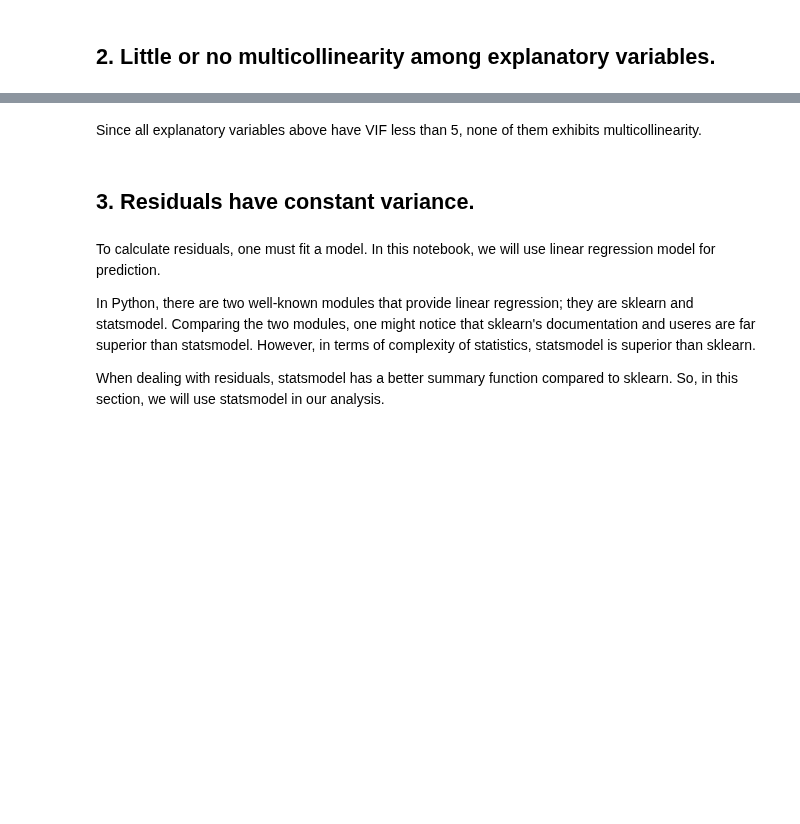
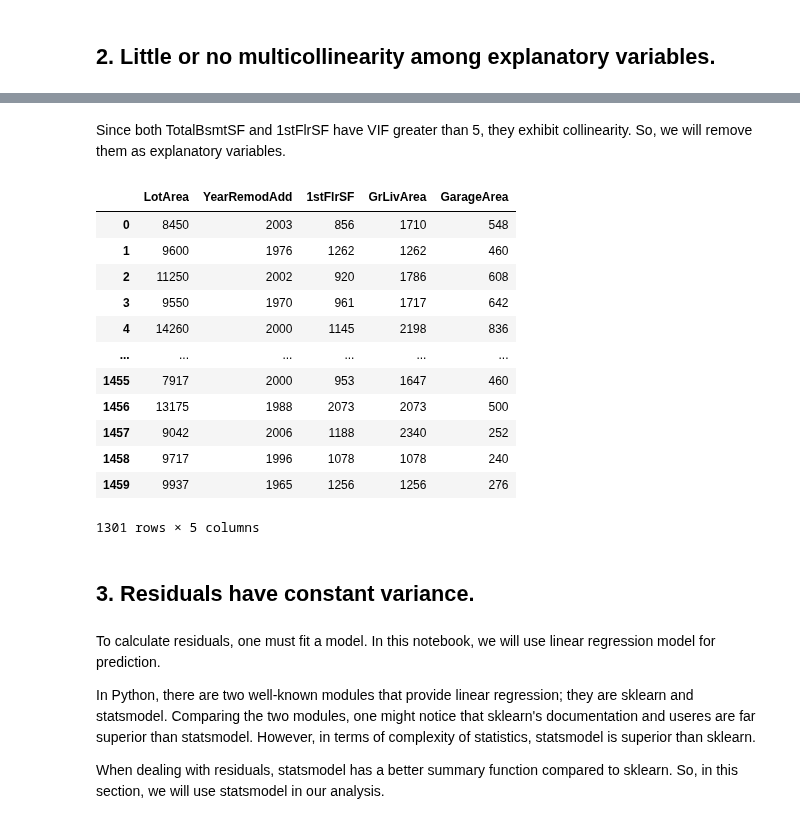
Before and after one commit to hongwai1920/Implement-Option-Pricing-Model-using-Python, a Jupyter notebook: House Prices (Kaggle)/Linear Regression.ipynb, the cells around one changed output, grey strips where cells are left out. Saved outputs shown, nothing was run; the diff lists cells and outputs as text; code cells hidden in the pictures; blank space fills up the shorter version.

```diff
--- a/House Prices (Kaggle)/Linear Regression.ipynb
+++ b/House Prices (Kaggle)/Linear Regression.ipynb
@@ -276,6 +363,24 @@ const           10769.055029
 dtype: float64
-# %% [markdown]
-Since all explanatory variables above have VIF less than 5, none of them exhibits multicollinearity.
+# %% [markdown]
+Since both TotalBsmtSF and 1stFlrSF have VIF greater than 5, they exhibit collinearity.
+So, we will remove them as explanatory variables.
+# %%
+del train_exp['TotalBsmtSF']
+train_exp
+# %% [output]
+|  | LotArea | YearRemodAdd | 1stFlrSF | GrLivArea | GarageArea |
+| 0 | 8450 | 2003 | 856 | 1710 | 548 |
+| 1 | 9600 | 1976 | 1262 | 1262 | 460 |
+| 2 | 11250 | 2002 | 920 | 1786 | 608 |
+| 3 | 9550 | 1970 | 961 | 1717 | 642 |
+| 4 | 14260 | 2000 | 1145 | 2198 | 836 |
+| ... | ... | ... | ... | ... | ... |
+| 1455 | 7917 | 2000 | 953 | 1647 | 460 |
+| 1456 | 13175 | 1988 | 2073 | 2073 | 500 |
+| 1457 | 9042 | 2006 | 1188 | 2340 | 252 |
+| 1458 | 9717 | 1996 | 1078 | 1078 | 240 |
+| 1459 | 9937 | 1965 | 1256 | 1256 | 276 |
+1301 rows × 5 columns
 # %% [markdown]
 ## 3. Residuals have constant variance.
 # %% [markdown]
```
Also changed, not shown: parts of 27 cells of this notebook, 1 other file.
